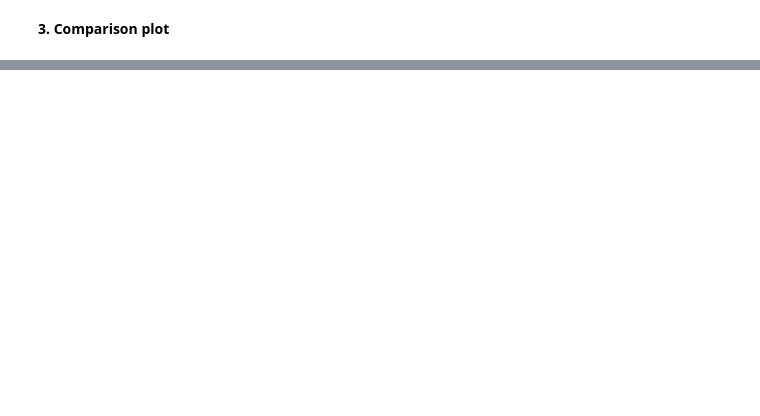
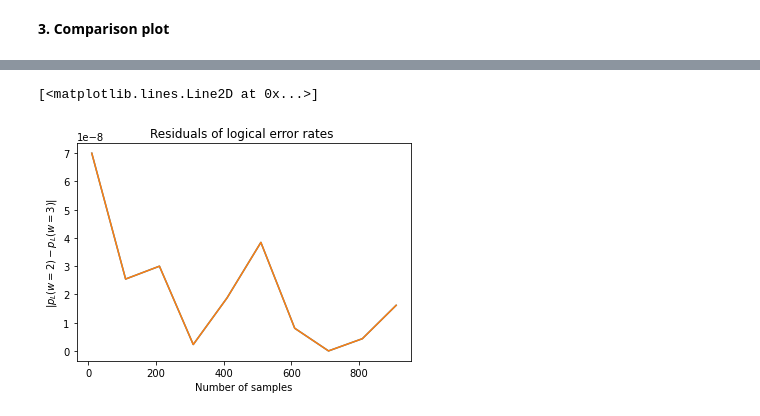
Before and after one commit to dpwinter/PECOS_WS_solutions, a Jupyter notebook: subset_sampling.ipynb, the cells around one changed output, grey strips where cells are left out. Drawn from its saved outputs; the diff is of its cells as text; code cells hidden in the pictures; blank space fills up the shorter version.

```diff
--- a/subset_sampling.ipynb
+++ b/subset_sampling.ipynb
@@ -172,0 +252,22 @@ plt.legend()
+# %%
+p_phy = [1e-7] # fix physical error rate
+samples = np.arange(10, 1000, 100) # increasing no. of samples
+
+diffs_low, diffs_up = [], [] # track difference
+for n_samples in samples:
+    p_L_low1, p_L_up1, _ = SS_gen_p_L_w(2,p_phy,n_samples)
+    p_L_low2, p_L_up2, _ = SS_gen_p_L_w(3,p_phy,n_samples)
+    diffs_low.append(abs(p_L_low1 - p_L_low2))
+    diffs_up.append(abs(p_L_up1 - p_L_up2))
+
+plt.title("Residuals of logical error rates ")
+plt.xlabel('Number of samples')
+plt.ylabel(r'$|p_L(w=2)-p_L(w=3)|$')
+plt.plot(samples, diffs_low)
+plt.plot(samples, diffs_up)
+
+## This looks weird, i would expect the difference to converge to 0 with increasing sample size..
+## Any idea what's going on here?
+# %% [output]
+[<matplotlib.lines.Line2D at 0x...>]
+[figure, added]
```
Also changed, not shown: parts of 7 cells of this notebook.
